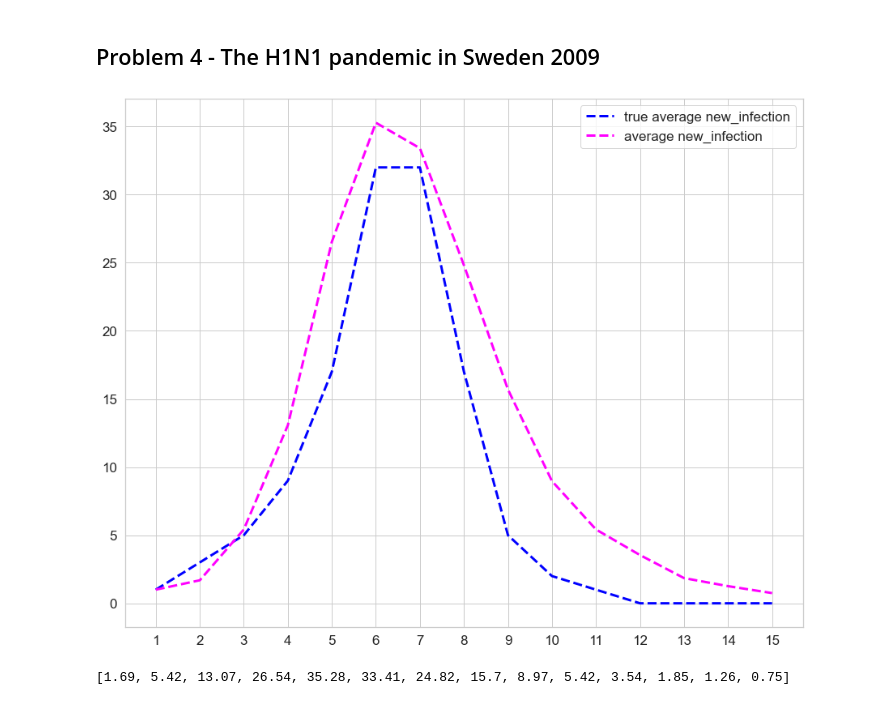
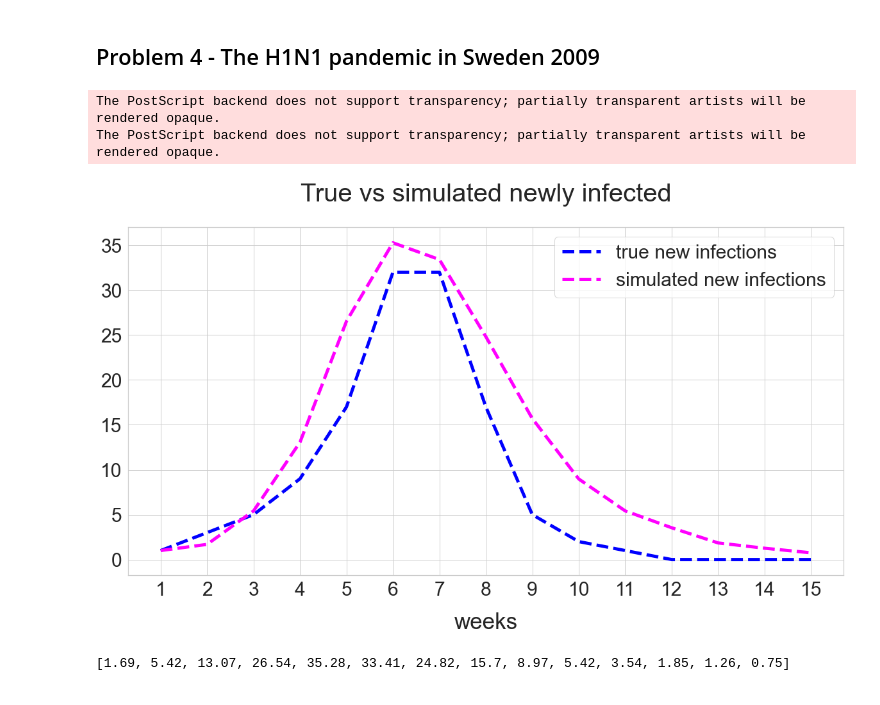
Before and after one commit to fabioeterno/Network_Homework, a Jupyter notebook: Homework3/Hw3.ipynb, the cells around one changed output. Cells and saved outputs as stored; diff of their text form; code cells hidden in the pictures.

```diff
--- a/Homework3/Hw3.ipynb
+++ b/Homework3/Hw3.ipynb
@@ -524,37 +725,43 @@ print(best_rmse_k_b_r)
 # %%
 vax_campaign = [0, 5, 9, 16, 24, 32, 40, 47, 54, 59, 60, 60, 60, 60, 60, 60, 60]
 
 
 
 
 #G4 = create_random_graph(934, 21)
 #(avg_susceptible, avg_infected, avg_recovered, avg_new_infection,
 # avg_vaccinated, avg_new_vaccinated) = simulate_epidemics(G4,n_infected=1,
 #                                                          beta=0.089872, rho=0.71712,
 #                                                          n_weeks=15, n_simulation=100,
 #                                                          flg_vaccine = True,
 #                                                          vax_campaign = vax_campaign)
 
-fig, ax1= plt.subplots(1,1,figsize=(15,12))
+fig, ax1= plt.subplots(1,1,figsize=(20,10))
 true_infection = [1, 3, 5, 9, 17, 32, 32, 17, 5, 2, 1, 0, 0, 0, 0]
 x = list(np.arange(1, 16))
 ax1.set_xticks(x)
 
+ax1.set_title("True vs simulated newly infected", fontsize=40, pad=40)
 
-ax1.plot(x, true_infection, label="true average new_infection", color = 'blue', linestyle='--'
-         , linewidth=3)
+ax1.plot(x, true_infection, label="true new infections", color = 'blue', linestyle='--'
+         , linewidth=5)
 
-ax1.plot(x, tmp, label="average new_infection", color = 'magenta', linestyle='--'
-         , linewidth=3)
+ax1.plot(x, tmp, label="simulated new infections", color = 'magenta', linestyle='--'
+         , linewidth=5)
 
+ax1.xaxis.labelpad = 20
 
-ax1.tick_params(axis='x', labelsize=17)
-ax1.tick_params(axis='y', labelsize=17)
-ax1.legend(fontsize=17)
+ax1.set_xlabel("weeks", fontsize=35)
 
+ax1.tick_params(axis='x', labelsize=30)
+ax1.tick_params(axis='y', labelsize=30)
+ax1.legend(fontsize=30)
+plt.savefig('12_true_simulated.eps', bbox_inches='tight', format='eps')
 plt.show()
 # %% [output]
+The PostScript backend does not support transparency; partially transparent artists will be rendered opaque.
+The PostScript backend does not support transparency; partially transparent artists will be rendered opaque.
-[figure, old version]
+[figure, new version]
 # %%
 print(avg_new_infection[:-1])
 # %% [output]
```
Also changed, not shown: parts of 29 cells of this notebook.
